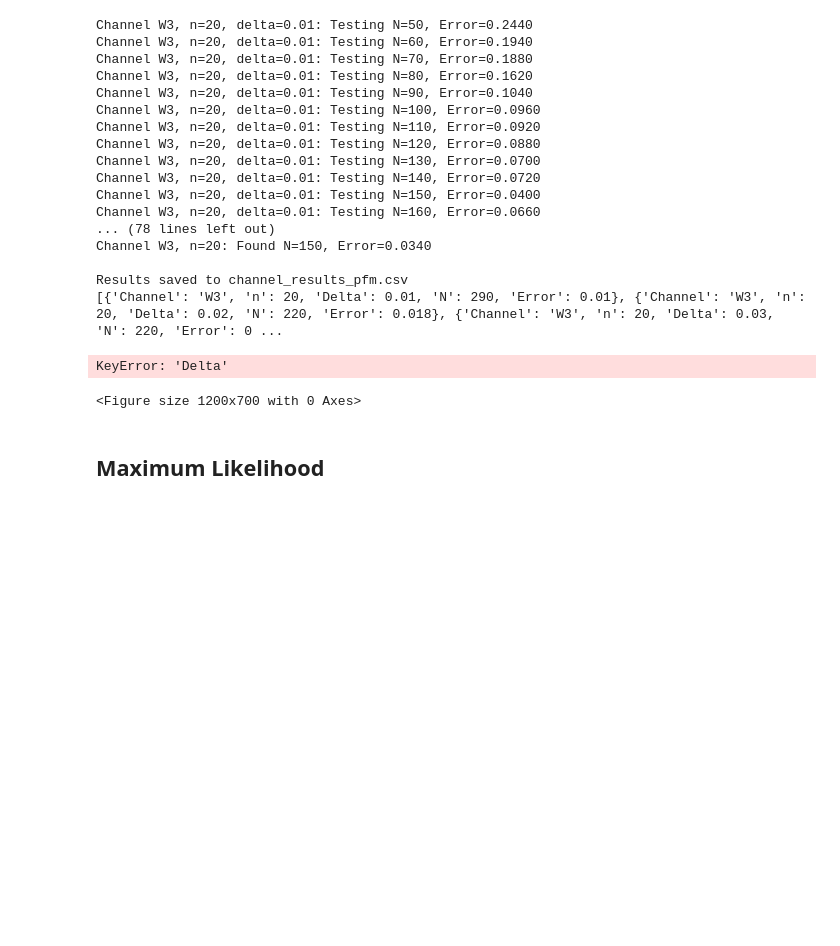
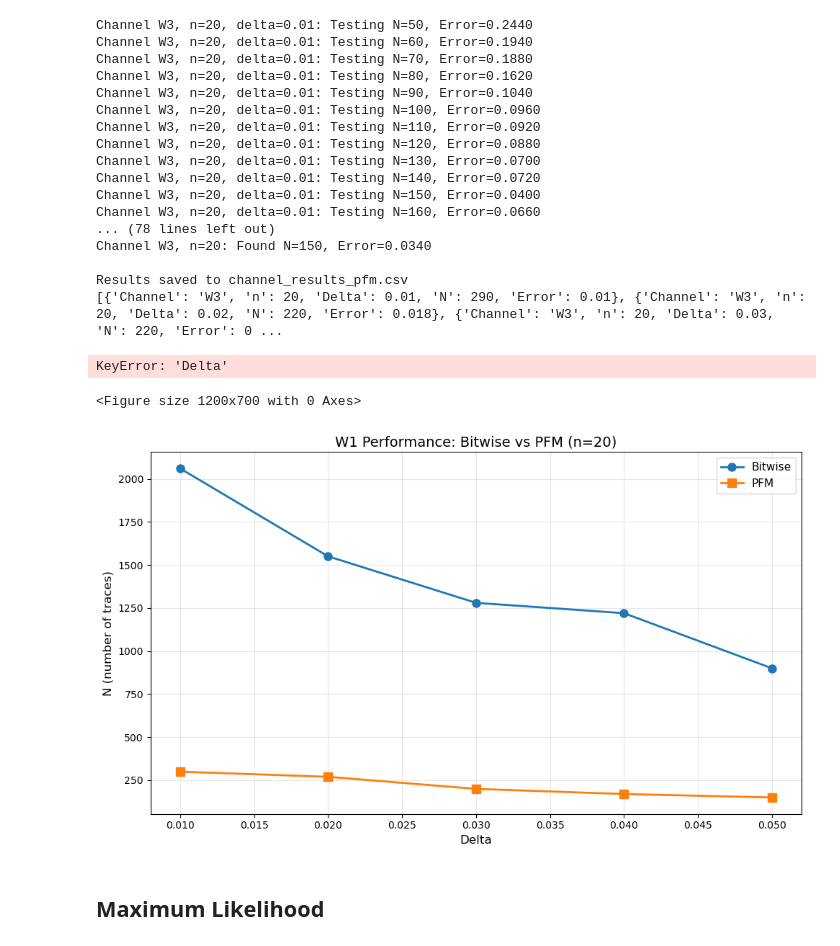
Before and after one commit to polka-rat/Sequence_Reconstruction_Immuno, a Jupyter notebook: Channels_pertaining_to_Immunogenics.ipynb, the cells around one changed output. Cells and saved outputs as stored; diff of their text form; code cells hidden in the pictures; blank space fills up the shorter version.

Commit message:
more plots

```diff
--- a/Channels_pertaining_to_Immunogenics.ipynb
+++ b/Channels_pertaining_to_Immunogenics.ipynb
@@ -361,6 +361,33 @@ plottesh('channel_results_pfm.csv')
 # %% [output]
 KeyError: 'Delta'
 <Figure size 1200x700 with 0 Axes>
+# %%
+import pandas as pd
+import matplotlib.pyplot as plt
+
+# Read CSV files for W1 bitwise and PFM
+df_bitwise = pd.read_csv('channel_results_bitwise_delta.csv')
+df_pfm = pd.read_csv('channel_results_pfm_delta.csv')
+
+# Filter W1 data
+df_bitwise_w1 = df_bitwise[df_bitwise['Channel'] == 'W1'].sort_values('Delta')
+df_pfm_w1 = df_pfm[df_pfm['Channel'] == 'W1'].sort_values('Delta')
+
+# Create plot
+plt.figure(figsize=(10, 6))
+
+plt.plot(df_bitwise_w1['Delta'], df_bitwise_w1['N'], marker='o', label='Bitwise', linewidth=2, markersize=8)
+plt.plot(df_pfm_w1['Delta'], df_pfm_w1['N'], marker='s', label='PFM', linewidth=2, markersize=8)
+
+plt.xlabel('Delta', fontsize=12)
+plt.ylabel('N (number of traces)', fontsize=12)
+plt.title('W1 Performance: Bitwise vs PFM (n=20)', fontsize=14)
+plt.legend(fontsize=11)
+plt.grid(True, alpha=0.3)
+plt.tight_layout()
+plt.show()
+# %% [output]
+[figure, added]
 # %% [markdown]
 ## Maximum Likelihood
 # %%
```
Also changed, not shown: parts of 1 cell of this notebook, 6 other files.
